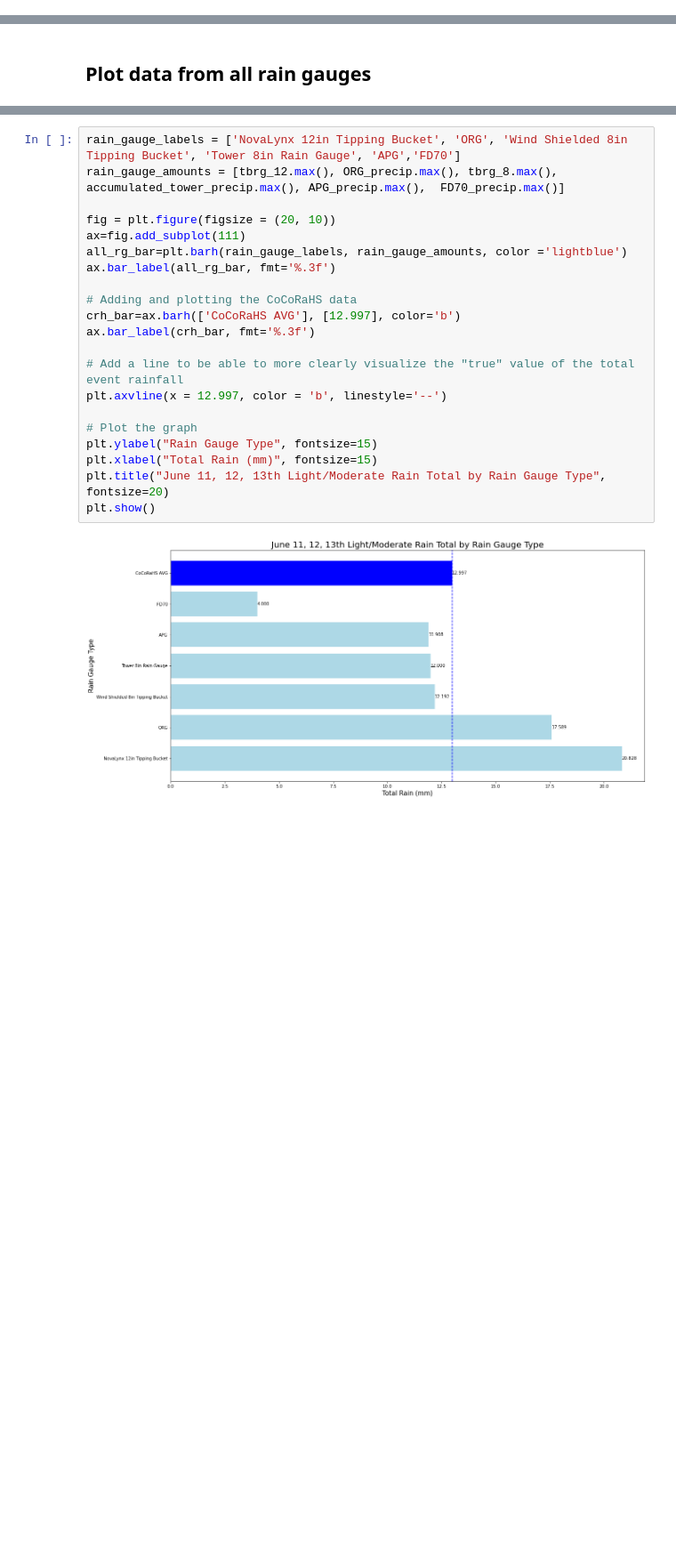
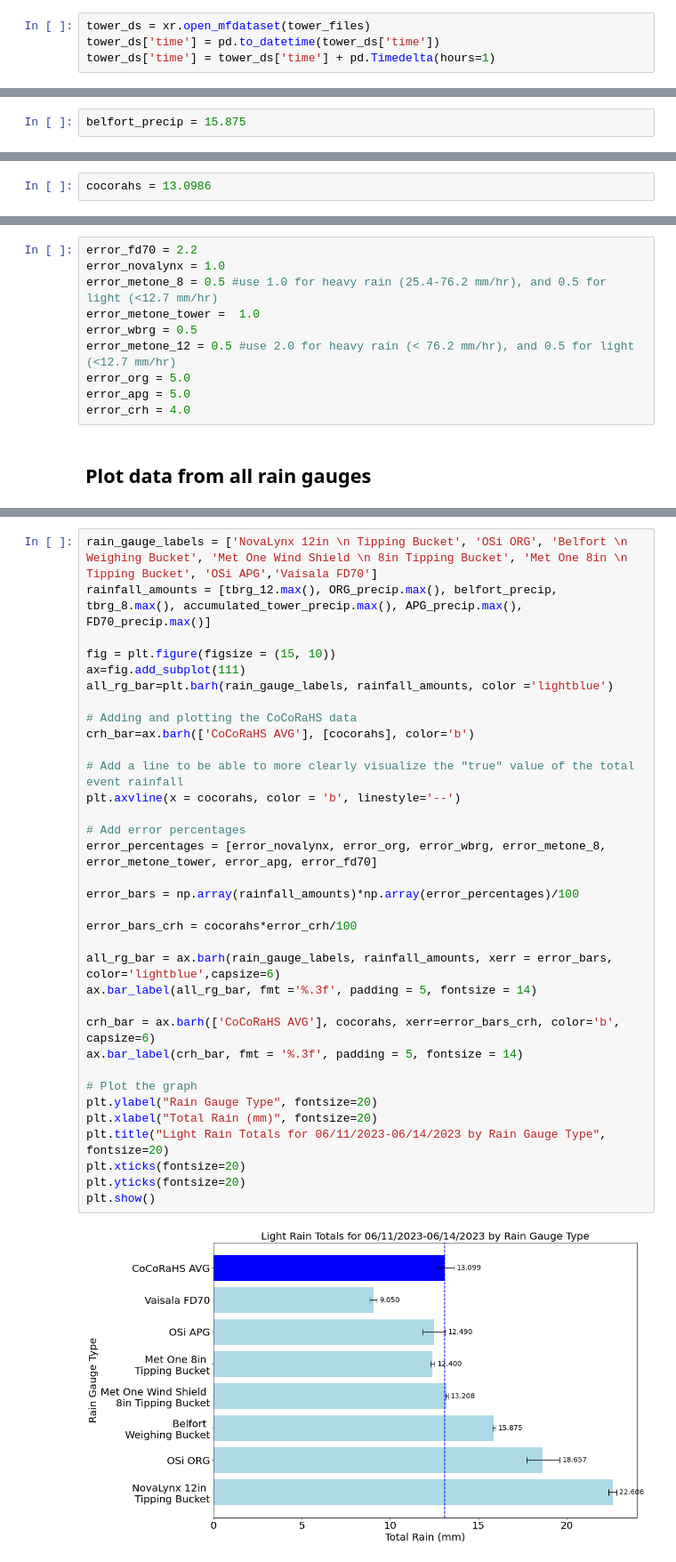
Before and after one commit to EVS-ATMOS/rain-gauge-quality, a Jupyter notebook: notebooks/0612_casestudy.ipynb, the cells around one changed output, grey strips where cells are left out. Shown: that part at 89% size. Cells and saved outputs as stored; diff of their text form; blank space fills up the shorter version.

```diff
--- a/notebooks/0612_casestudy.ipynb
+++ b/notebooks/0612_casestudy.ipynb
@@ -75,6 +80,10 @@ plt.show()
 tower_files = "C:/Users/maggi/ANL_Internship_2023/Tower_Rain_Gauge/tower_0611/*.nc"
 # %%
 tower_ds = xr.open_mfdataset(tower_files)
+# %%
+tower_ds = xr.open_mfdataset(tower_files)
+tower_ds['time'] = pd.to_datetime(tower_ds['time'])
+tower_ds['time'] = tower_ds['time'] + pd.Timedelta(hours=1)
 # %% [markdown]
 ## Plot Tower Data
 # %%
@@ -110,0 +122,2 @@ FD70_precip.plot()
+# %%
+belfort_precip = 15.875
@@ -110,0 +126,2 @@ FD70_precip.plot()
+# %%
+cocorahs = 13.0986
@@ -111,3 +130,13 @@ FD70_precip.plot()
+# %%
+error_fd70 = 2.2
+error_novalynx = 1.0
+error_metone_8 = 0.5 #use 1.0 for heavy rain (25.4-76.2 mm/hr), and 0.5 for light (<12.7 mm/hr)
+error_metone_tower =  1.0
+error_wbrg = 0.5
+error_metone_12 = 0.5 #use 2.0 for heavy rain (< 76.2 mm/hr), and 0.5 for light (<12.7 mm/hr)
+error_org = 5.0
+error_apg = 5.0
+error_crh = 4.0
 # %% [markdown]
 ## Plot data from all rain gauges
 # %%
@@ -143,23 +164,36 @@ plt.show()
 # %%
-rain_gauge_labels = ['NovaLynx 12in Tipping Bucket', 'ORG', 'Wind Shielded 8in Tipping Bucket', 'Tower 8in Rain Gauge', 'APG','FD70']
-rain_gauge_amounts = [tbrg_12.max(), ORG_precip.max(), tbrg_8.max(), accumulated_tower_precip.max(), APG_precip.max(),  FD70_precip.max()]
+rain_gauge_labels = ['NovaLynx 12in \n Tipping Bucket', 'OSi ORG', 'Belfort \n Weighing Bucket', 'Met One Wind Shield \n 8in Tipping Bucket', 'Met One 8in \n Tipping Bucket', 'OSi APG','Vaisala FD70']
+rainfall_amounts = [tbrg_12.max(), ORG_precip.max(), belfort_precip, tbrg_8.max(), accumulated_tower_precip.max(), APG_precip.max(),  FD70_precip.max()]
 
-fig = plt.figure(figsize = (20, 10))
+fig = plt.figure(figsize = (15, 10))
 ax=fig.add_subplot(111)
-all_rg_bar=plt.barh(rain_gauge_labels, rain_gauge_amounts, color ='lightblue')
-ax.bar_label(all_rg_bar, fmt='%.3f')
+all_rg_bar=plt.barh(rain_gauge_labels, rainfall_amounts, color ='lightblue')
 
 # Adding and plotting the CoCoRaHS data
-crh_bar=ax.barh(['CoCoRaHS AVG'], [12.997], color='b')
-ax.bar_label(crh_bar, fmt='%.3f')
+crh_bar=ax.barh(['CoCoRaHS AVG'], [cocorahs], color='b')
 
 # Add a line to be able to more clearly visualize the "true" value of the total event rainfall
-plt.axvline(x = 12.997, color = 'b', linestyle='--')
+plt.axvline(x = cocorahs, color = 'b', linestyle='--')
+
+# Add error percentages
+error_percentages = [error_novalynx, error_org, error_wbrg, error_metone_8, error_metone_tower, error_apg, error_fd70]
+
+error_bars = np.array(rainfall_amounts)*np.array(error_percentages)/100
+
+error_bars_crh = cocorahs*error_crh/100
+
+all_rg_bar = ax.barh(rain_gauge_labels, rainfall_amounts, xerr = error_bars, color='lightblue',capsize=6)
+ax.bar_label(all_rg_bar, fmt ='%.3f', padding = 5, fontsize = 14)
+
+crh_bar = ax.barh(['CoCoRaHS AVG'], cocorahs, xerr=error_bars_crh, color='b', capsize=6)
+ax.bar_label(crh_bar, fmt = '%.3f', padding = 5, fontsize = 14)
 
 # Plot the graph
-plt.ylabel("Rain Gauge Type", fontsize=15)
-plt.xlabel("Total Rain (mm)", fontsize=15)
-plt.title("June 11, 12, 13th Light/Moderate Rain Total by Rain Gauge Type", fontsize=20)
+plt.ylabel("Rain Gauge Type", fontsize=20)
+plt.xlabel("Total Rain (mm)", fontsize=20)
+plt.title("Light Rain Totals for 06/11/2023-06/14/2023 by Rain Gauge Type", fontsize=20)
+plt.xticks(fontsize=20)
+plt.yticks(fontsize=20)
 plt.show()
 # %% [output]
-[figure, old version]
+[figure, new version]
```
Also changed, not shown: parts of 23 cells of this notebook, 4 other files.
